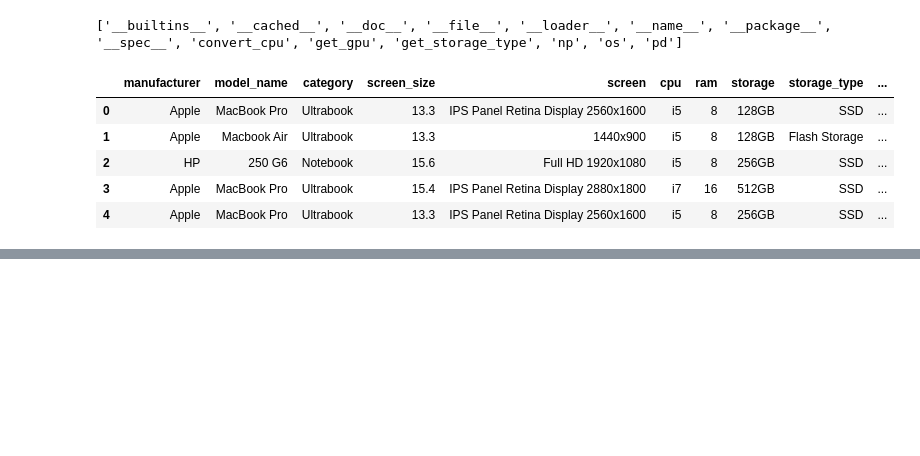
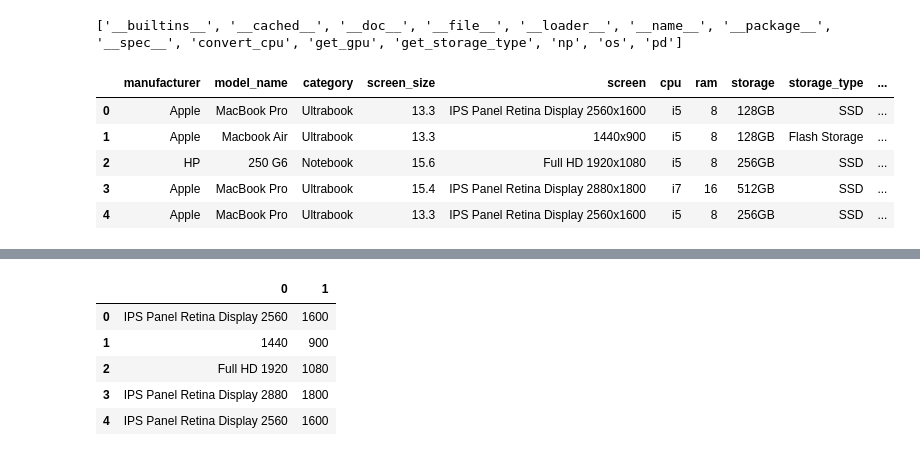
Before and after one commit to bharath03-a/EDA_scikit, a Jupyter notebook: notebooks/EDA_lm.ipynb, the cells around one changed output, grey strips where cells are left out. Saved outputs shown, nothing was run; the diff lists cells and outputs as text; code cells hidden in the pictures; blank space fills up the shorter version.

```diff
--- a/notebooks/EDA_lm.ipynb
+++ b/notebooks/EDA_lm.ipynb
@@ -151,0 +201,10 @@ laptops_data.head()
+# %%
+splitdf = laptops_data['screen'].str.split('x', n=1, expand = True)
+splitdf.head()
+# %% [output]
+|  | 0 | 1 |
+| 0 | IPS Panel Retina Display 2560 | 1600 |
+| 1 | 1440 | 900 |
+| 2 | Full HD 1920 | 1080 |
+| 3 | IPS Panel Retina Display 2880 | 1800 |
+| 4 | IPS Panel Retina Display 2560 | 1600 |
```
Also changed, not shown: parts of 15 cells of this notebook, 1 other file.
